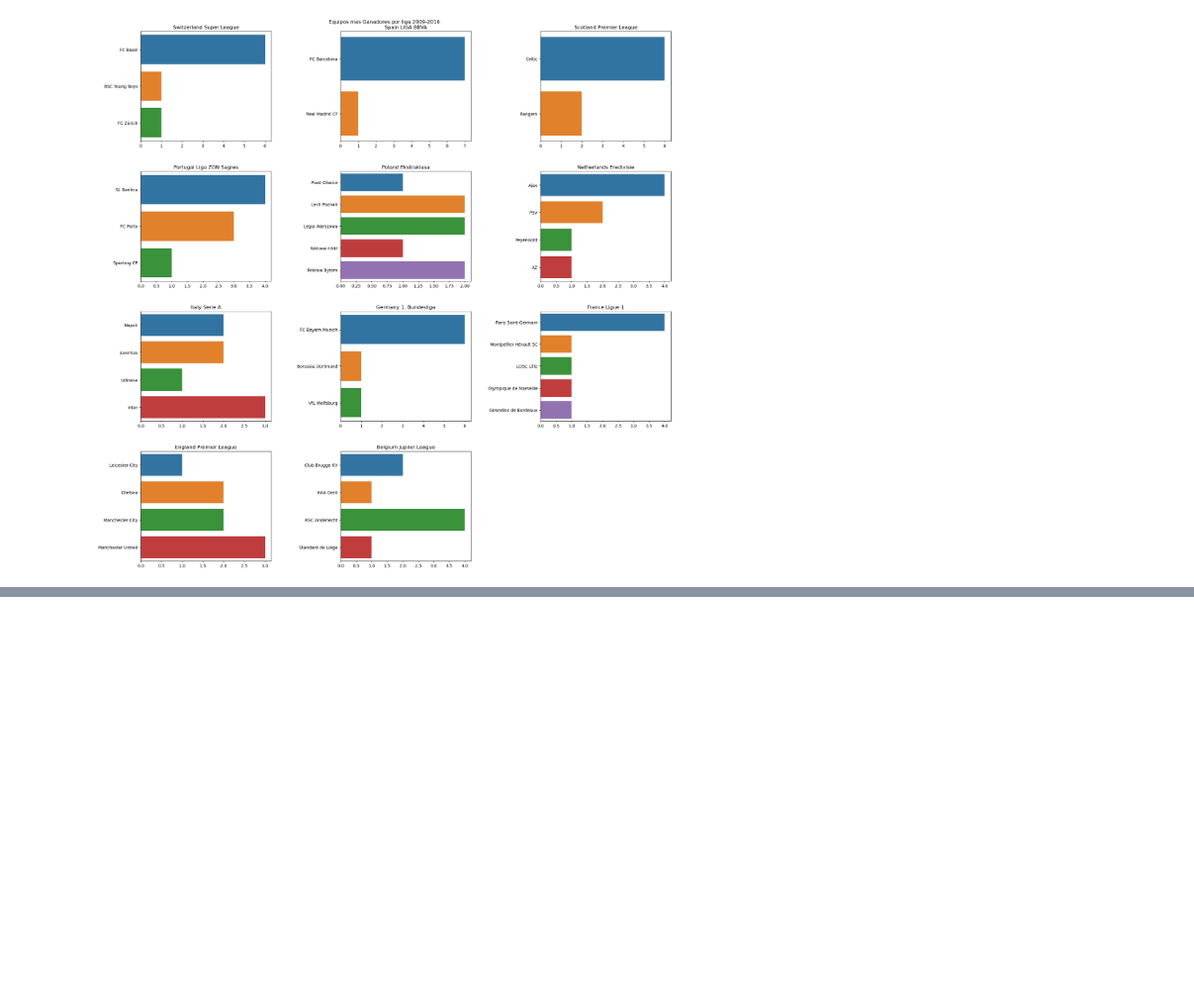
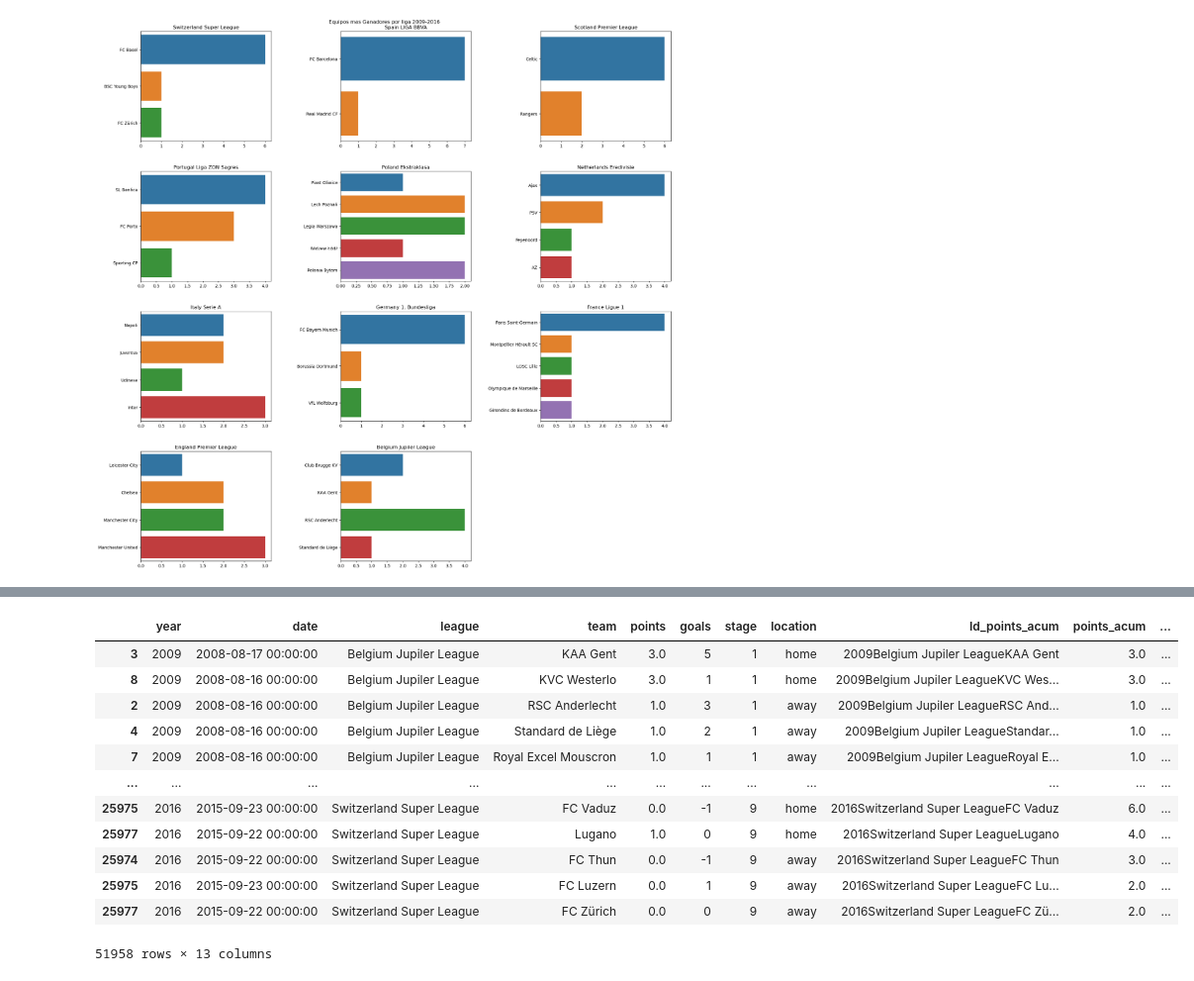
Before and after one commit to Lguanilo/Protectos-Data-Science, a Jupyter notebook: Ligas Europeas/Jugadores_Europeos_v01.ipynb, the cells around one changed output, grey strips where cells are left out. Shown at 99% size. Saved outputs shown, nothing was run; the diff lists cells and outputs as text; code cells hidden in the pictures; blank space fills up the shorter version.

```diff
--- a/Ligas Europeas/Jugadores_Europeos_v01.ipynb
+++ b/Ligas Europeas/Jugadores_Europeos_v01.ipynb
@@ -418,0 +404,2 @@ plt.show()
+# %%
+data_final_season_amp.sort_values(['year','league','stage','points_acum','goals_acum'],ascending=False,inplace=True)
@@ -418,0 +435,16 @@ plt.show()
+# %%
+data_fechas_group
+# %% [output]
+|  | year | date | league | team | points | goals | stage | location | Id_points_acum | points_acum | ... |
+| 3 | 2009 | 2008-08-17 00:00:00 | Belgium Jupiler League | KAA Gent | 3.0 | 5 | 1 | home | 2009Belgium Jupiler LeagueKAA Gent | 3.0 | ... |
+| 8 | 2009 | 2008-08-16 00:00:00 | Belgium Jupiler League | KVC Westerlo | 3.0 | 1 | 1 | home | 2009Belgium Jupiler LeagueKVC Wes... | 3.0 | ... |
+| 2 | 2009 | 2008-08-16 00:00:00 | Belgium Jupiler League | RSC Anderlecht | 1.0 | 3 | 1 | away | 2009Belgium Jupiler LeagueRSC And... | 1.0 | ... |
+| 4 | 2009 | 2008-08-16 00:00:00 | Belgium Jupiler League | Standard de Liège | 1.0 | 2 | 1 | away | 2009Belgium Jupiler LeagueStandar... | 1.0 | ... |
+| 7 | 2009 | 2008-08-16 00:00:00 | Belgium Jupiler League | Royal Excel Mouscron | 1.0 | 1 | 1 | away | 2009Belgium Jupiler LeagueRoyal E... | 1.0 | ... |
+| ... | ... | ... | ... | ... | ... | ... | ... | ... | ... | ... | ... |
+| 25975 | 2016 | 2015-09-23 00:00:00 | Switzerland Super League | FC Vaduz | 0.0 | -1 | 9 | home | 2016Switzerland Super LeagueFC Vaduz | 6.0 | ... |
+| 25977 | 2016 | 2015-09-22 00:00:00 | Switzerland Super League | Lugano | 1.0 | 0 | 9 | home | 2016Switzerland Super LeagueLugano | 4.0 | ... |
+| 25974 | 2016 | 2015-09-22 00:00:00 | Switzerland Super League | FC Thun | 0.0 | -1 | 9 | away | 2016Switzerland Super LeagueFC Thun | 3.0 | ... |
+| 25975 | 2016 | 2015-09-23 00:00:00 | Switzerland Super League | FC Luzern | 0.0 | 1 | 9 | away | 2016Switzerland Super LeagueFC Lu... | 2.0 | ... |
+| 25977 | 2016 | 2015-09-22 00:00:00 | Switzerland Super League | FC Zürich | 0.0 | 0 | 9 | away | 2016Switzerland Super LeagueFC Zü... | 2.0 | ... |
+51958 rows × 13 columns
```
Also changed, not shown: parts of 29 cells of this notebook.
